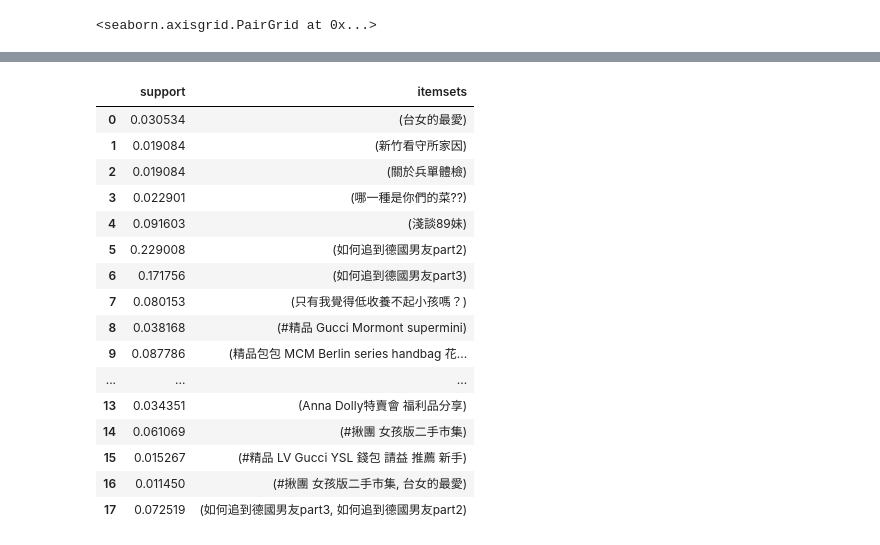
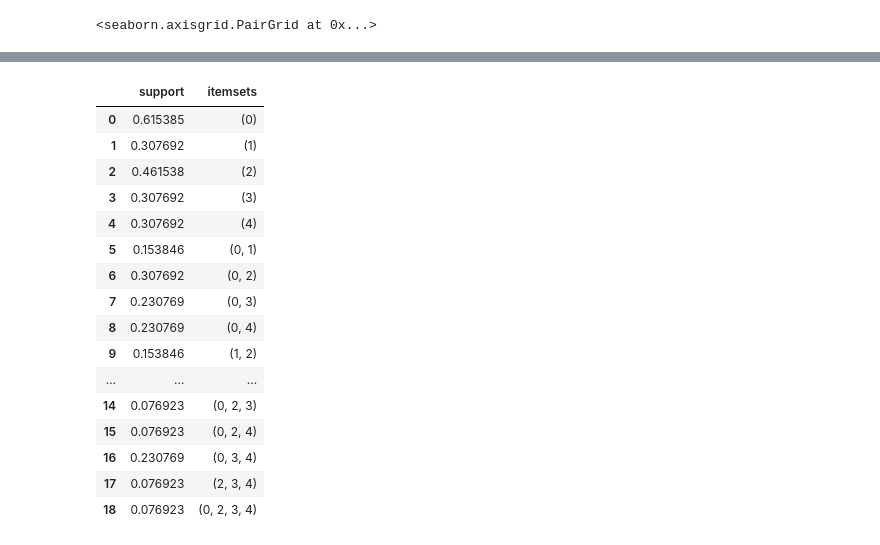
Before and after one commit to a19990506/Hello-World, a Jupyter notebook: Day3/hw3.ipynb, the cells around one changed output, grey strips where cells are left out. Cells and saved outputs as stored; diff of their text form; code cells hidden in the pictures.

```diff
--- a/Day3/hw3.ipynb
+++ b/Day3/hw3.ipynb
@@ -169,0 +148,10 @@ corpus = data['contents'].apply(lambda comment: ' '.join(tokenize(tokenizer, com
+# %%
+dwf_list = [pd.DataFrame(list(doc.values()), index=doc.keys()) for doc in doc_word_frequency.values()]
+wfm = pd.concat(dwf_list, axis= 1,sort=False)
+wfm = np.transpose(wfm).fillna(0)
+wfm.index = doc_word_frequency.keys()
+
+
+puncs = set_puncs() # 因為一開始沒有清除標點符號,這邊回過頭來將它們自矩陣移除
+wfm = wfm[list(set(wfm) - set(puncs))]
+wfm # 詞頻矩陣完成
@@ -179,6 +184,12 @@ tfidf = transformer.fit_transform(X)
+# %%
+from sklearn import feature_extraction
+from sklearn.feature_extraction.text import TfidfTransformer
+
+## [原生 python 寫法]
+transformer = TfidfTransformer()
+tfidf_gen = transformer.fit_transform(wfm) # 產生一個 tfidf 矩陣的 generator
 # %%
-len(corpus)
-features = tfidf.toarray()
+features = tfidf_gen.toarray()
 labels = data['title'].values
 labels
 # %% [output]
@@ -288,10 +284,10 @@ for i in range(len(features)):
 from mlxtend.preprocessing import TransactionEncoder
 
 te = TransactionEncoder()
-te_ary = te.fit(dataset).transform(dataset)
-df = pandas.DataFrame(te_ary, columns=te.columns_)
+te_ary = te.fit(data).transform(data)
+df = pd.DataFrame(te_ary, columns=te.columns_)
 graph = df.T
-graph.columns = data['title']
+graph.columns = list(df.index)
 # %%
 graph.head()
 # %% [output]
@@ -305,23 +301,24 @@ graph.head()
 # %%
 from mlxtend.frequent_patterns import apriori
 
 minsup = 0.01
-apriori(graph, min_support=minsup, use_colnames=True)
+result = apriori(graph, min_support=minsup)
+result
 # %% [output]
 |  | support | itemsets |
-| 0 | 0.030534 | (台女的最愛) |
-| 1 | 0.019084 | (新竹看守所家因) |
-| 2 | 0.019084 | (關於兵單體檢) |
-| 3 | 0.022901 | (哪一種是你們的菜??) |
-| 4 | 0.091603 | (淺談89妹) |
-| 5 | 0.229008 | (如何追到德國男友part2) |
-| 6 | 0.171756 | (如何追到德國男友part3) |
-| 7 | 0.080153 | (只有我覺得低收養不起小孩嗎？) |
-| 8 | 0.038168 | (#精品 Gucci Mormont supermini) |
-| 9 | 0.087786 | (精品包包 MCM Berlin series handbag 花... |
+| 0 | 0.615385 | (0) |
+| 1 | 0.307692 | (1) |
+| 2 | 0.461538 | (2) |
+| 3 | 0.307692 | (3) |
+| 4 | 0.307692 | (4) |
+| 5 | 0.153846 | (0, 1) |
+| 6 | 0.307692 | (0, 2) |
+| 7 | 0.230769 | (0, 3) |
+| 8 | 0.230769 | (0, 4) |
+| 9 | 0.153846 | (1, 2) |
 | ... | ... | ... |
-| 13 | 0.034351 | (Anna Dolly特賣會 福利品分享) |
-| 14 | 0.061069 | (#揪團 女孩版二手市集) |
-| 15 | 0.015267 | (#精品 LV Gucci YSL 錢包 請益 推薦 新手) |
-| 16 | 0.011450 | (#揪團 女孩版二手市集, 台女的最愛) |
-| 17 | 0.072519 | (如何追到德國男友part3, 如何追到德國男友part2) |
+| 14 | 0.076923 | (0, 2, 3) |
+| 15 | 0.076923 | (0, 2, 4) |
+| 16 | 0.230769 | (0, 3, 4) |
+| 17 | 0.076923 | (2, 3, 4) |
+| 18 | 0.076923 | (0, 2, 3, 4) |
```
Also changed, not shown: parts of 29 cells of this notebook.
